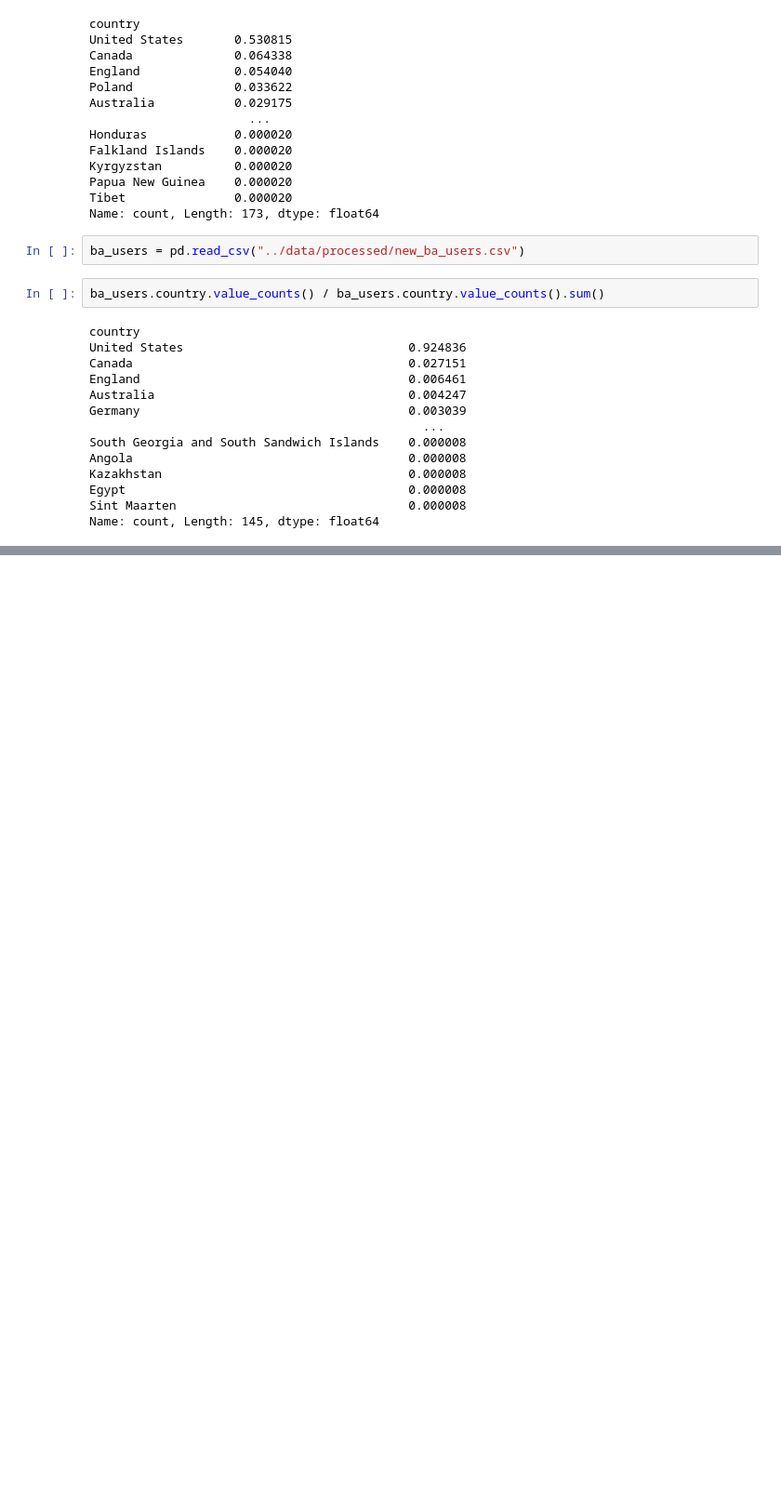
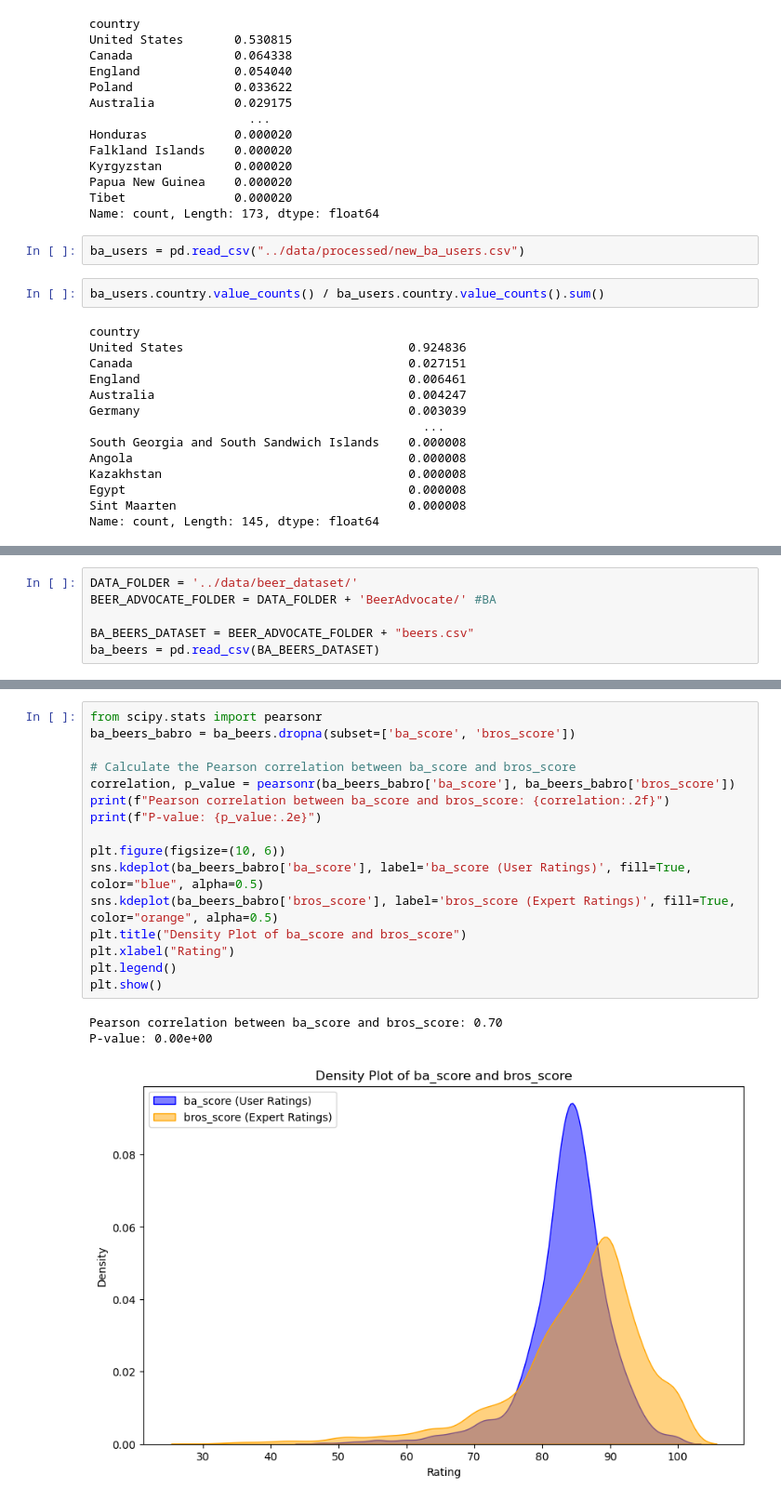
Before and after one commit to epfl-ada/ada-2024-project-bada55, a Jupyter notebook: notebook/exploration.ipynb, the cells around one changed output, grey strips where cells are left out. Shown at 93% size. Drawn from its saved outputs; the diff is of its cells as text; blank space fills up the shorter version.

```diff
--- a/notebook/exploration.ipynb
+++ b/notebook/exploration.ipynb
@@ -223,0 +246,6 @@ Name: count, Length: 145, dtype: float64
+# %%
+DATA_FOLDER = '../data/beer_dataset/'
+BEER_ADVOCATE_FOLDER = DATA_FOLDER + 'BeerAdvocate/' #BA
+
+BA_BEERS_DATASET = BEER_ADVOCATE_FOLDER + "beers.csv"
+ba_beers = pd.read_csv(BA_BEERS_DATASET)
@@ -223,0 +283,20 @@ Name: count, Length: 145, dtype: float64
+# %%
+from scipy.stats import pearsonr
+ba_beers_babro = ba_beers.dropna(subset=['ba_score', 'bros_score'])
+
+# Calculate the Pearson correlation between ba_score and bros_score
+correlation, p_value = pearsonr(ba_beers_babro['ba_score'], ba_beers_babro['bros_score'])
+print(f"Pearson correlation between ba_score and bros_score: {correlation:.2f}")
+print(f"P-value: {p_value:.2e}")
+
+plt.figure(figsize=(10, 6))
+sns.kdeplot(ba_beers_babro['ba_score'], label='ba_score (User Ratings)', fill=True, color="blue", alpha=0.5)
+sns.kdeplot(ba_beers_babro['bros_score'], label='bros_score (Expert Ratings)', fill=True, color="orange", alpha=0.5)
+plt.title("Density Plot of ba_score and bros_score")
+plt.xlabel("Rating")
+plt.legend()
+plt.show()
+# %% [output]
+Pearson correlation between ba_score and bros_score: 0.70
+P-value: 0.00e+00
+[figure, added]
```
Also changed, not shown: parts of 12 cells of this notebook, 1 other file.
